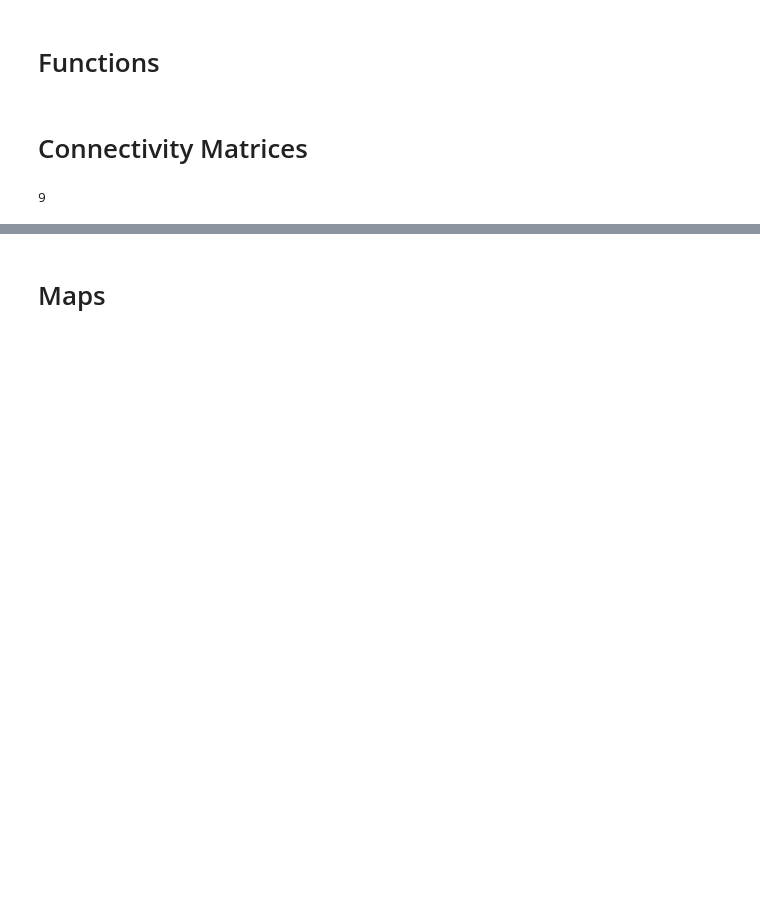
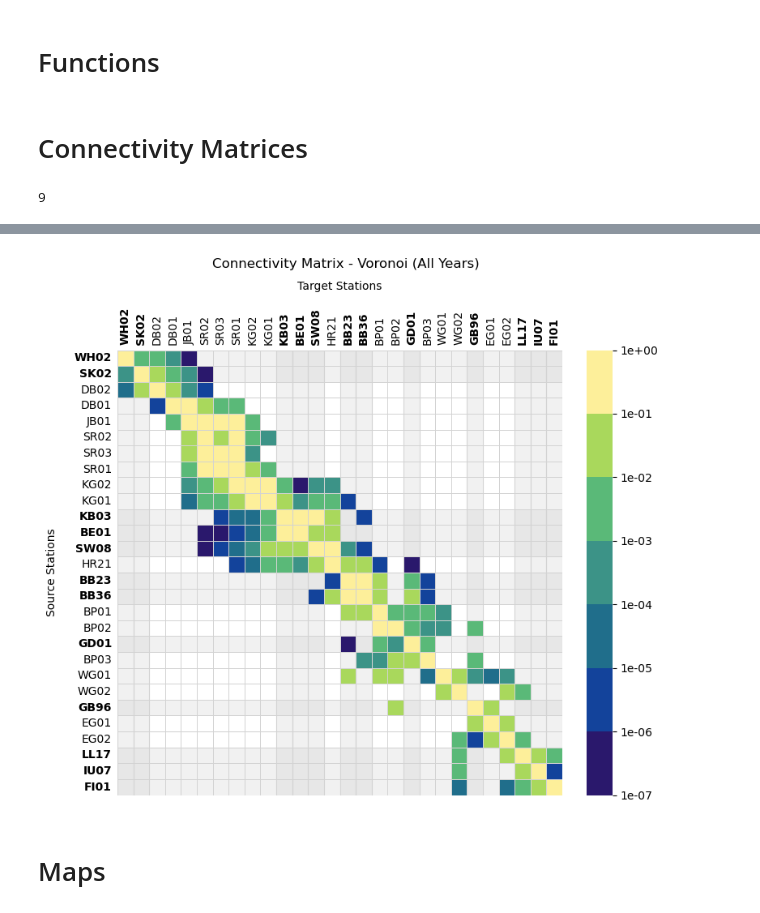
Before and after one commit to geomar-od-lagrange/2025_copepods, a Jupyter notebook: notebooks/SiteComparisonVoronoi.ipynb, the cells around one changed output, grey strips where cells are left out. Drawn from its saved outputs; the diff is of its cells as text; code cells hidden in the pictures; blank space fills up the shorter version.

```diff
--- a/notebooks/SiteComparisonVoronoi.ipynb
+++ b/notebooks/SiteComparisonVoronoi.ipynb
@@ -240,3 +267,8 @@ showConnectivityMatrix(generations_matrix, no_digital=True, cbtitle="", cmdiscre
+# %%
+showConnectivityMatrix(df_cmatrix_relative, annot=False ,no_digital=False, cbtitle="", cmdiscrete=True, cmap=cmocean.cm.haline,
+    filename="Connectivity_matrix_all.pdf")
+# %% [output]
+[figure, added]
 # %% [markdown]
 # Maps
 # %%
```
Also changed, not shown: parts of 7 cells of this notebook.
